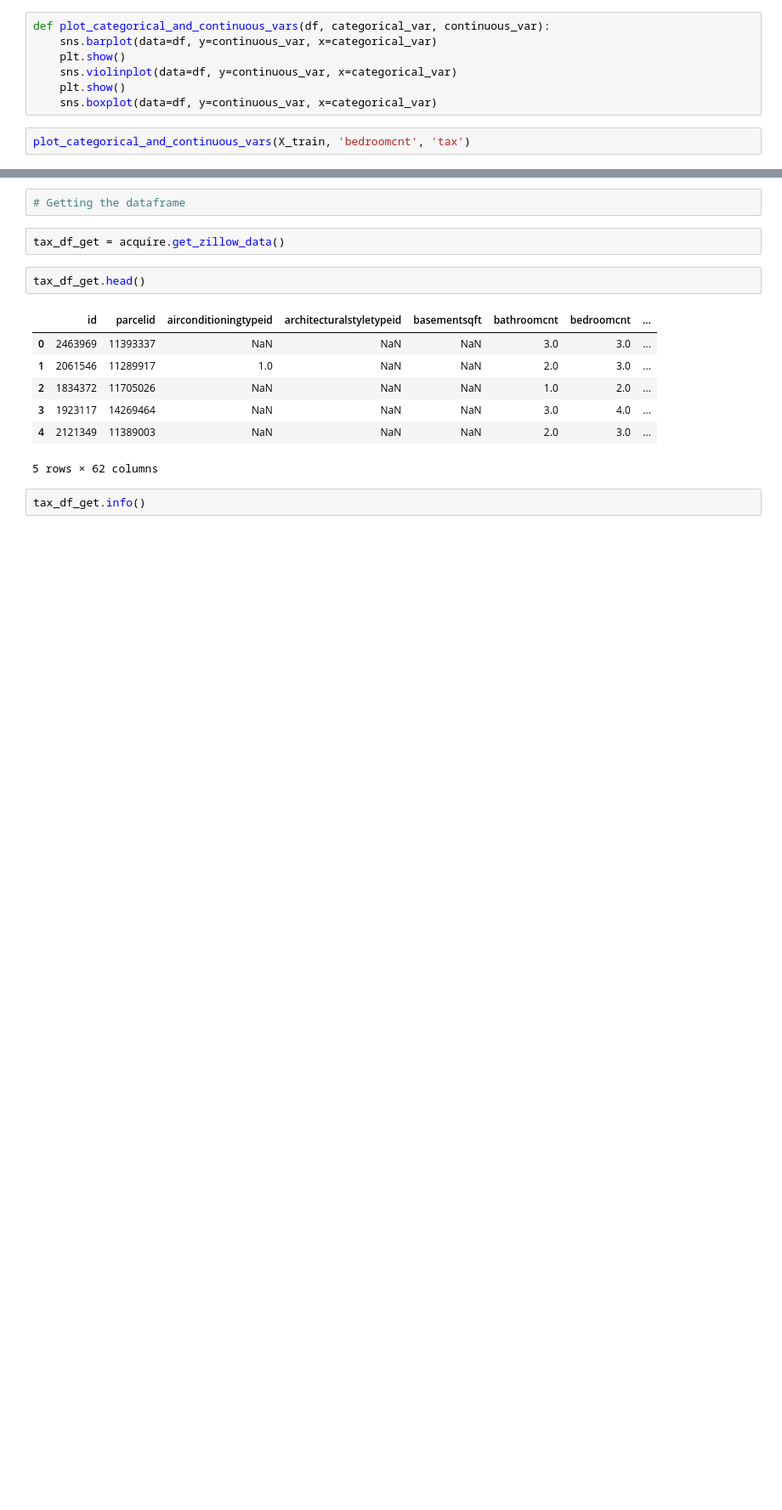
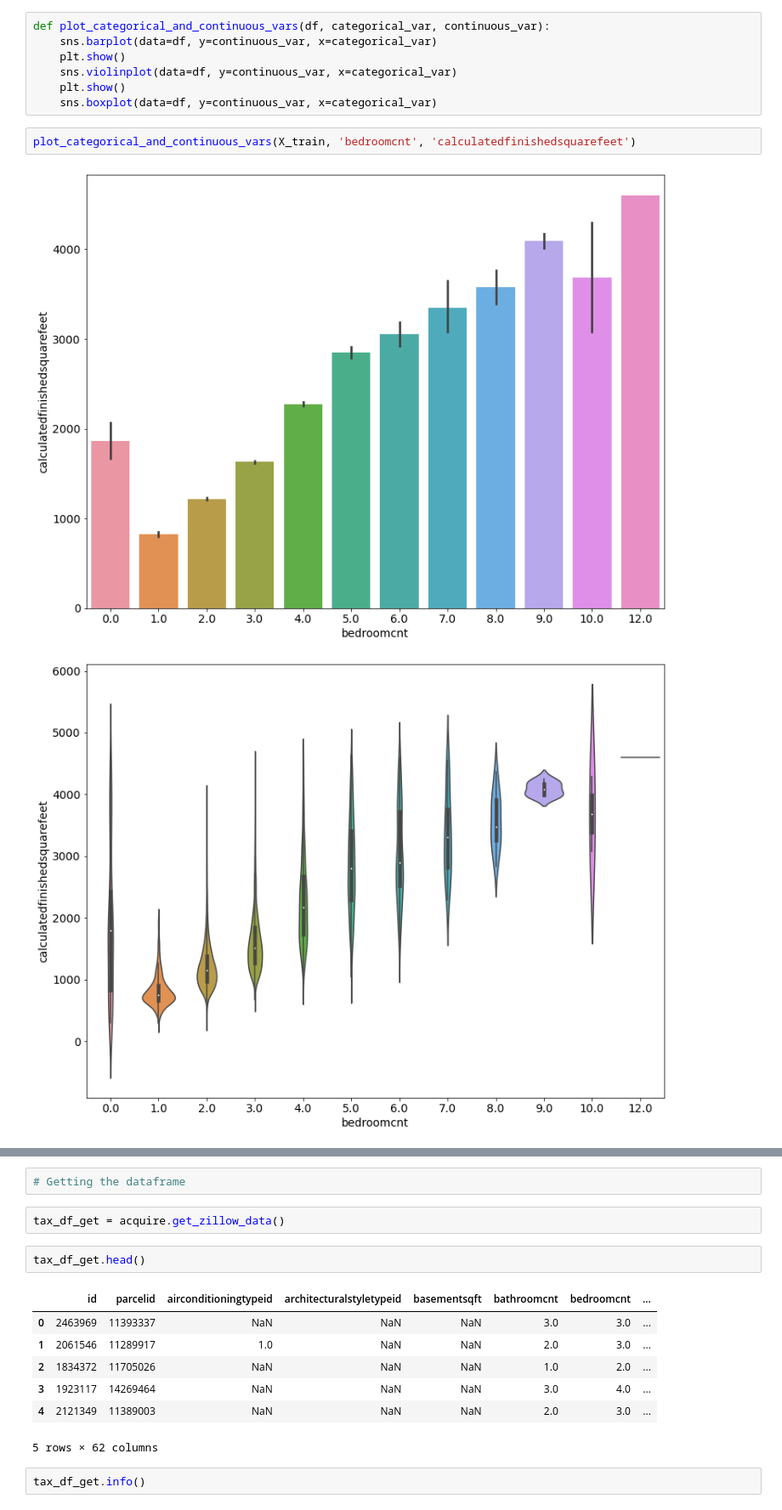
Before and after one commit to AAranda10/regression_project, a Jupyter notebook: data/prepared/explore.ipynb, the cells around one changed output, grey strips where cells are left out. Shown at 85% size. Saved outputs shown, nothing was run; the diff lists cells and outputs as text; blank space fills up the shorter version.

```diff
--- a/data/prepared/explore.ipynb
+++ b/data/prepared/explore.ipynb
@@ -262,4 +282,7 @@ def plot_categorical_and_continuous_vars(df, categorical_var, continuous_var):
     plt.show()
     sns.boxplot(data=df, y=continuous_var, x=categorical_var)
 # %%
-plot_categorical_and_continuous_vars(X_train, 'bedroomcnt', 'tax')
+plot_categorical_and_continuous_vars(X_train, 'bedroomcnt', 'calculatedfinishedsquarefeet')
+# %% [output]
+[figure, added]
+[figure, added]
```
Also changed, not shown: parts of 70 cells of this notebook.
